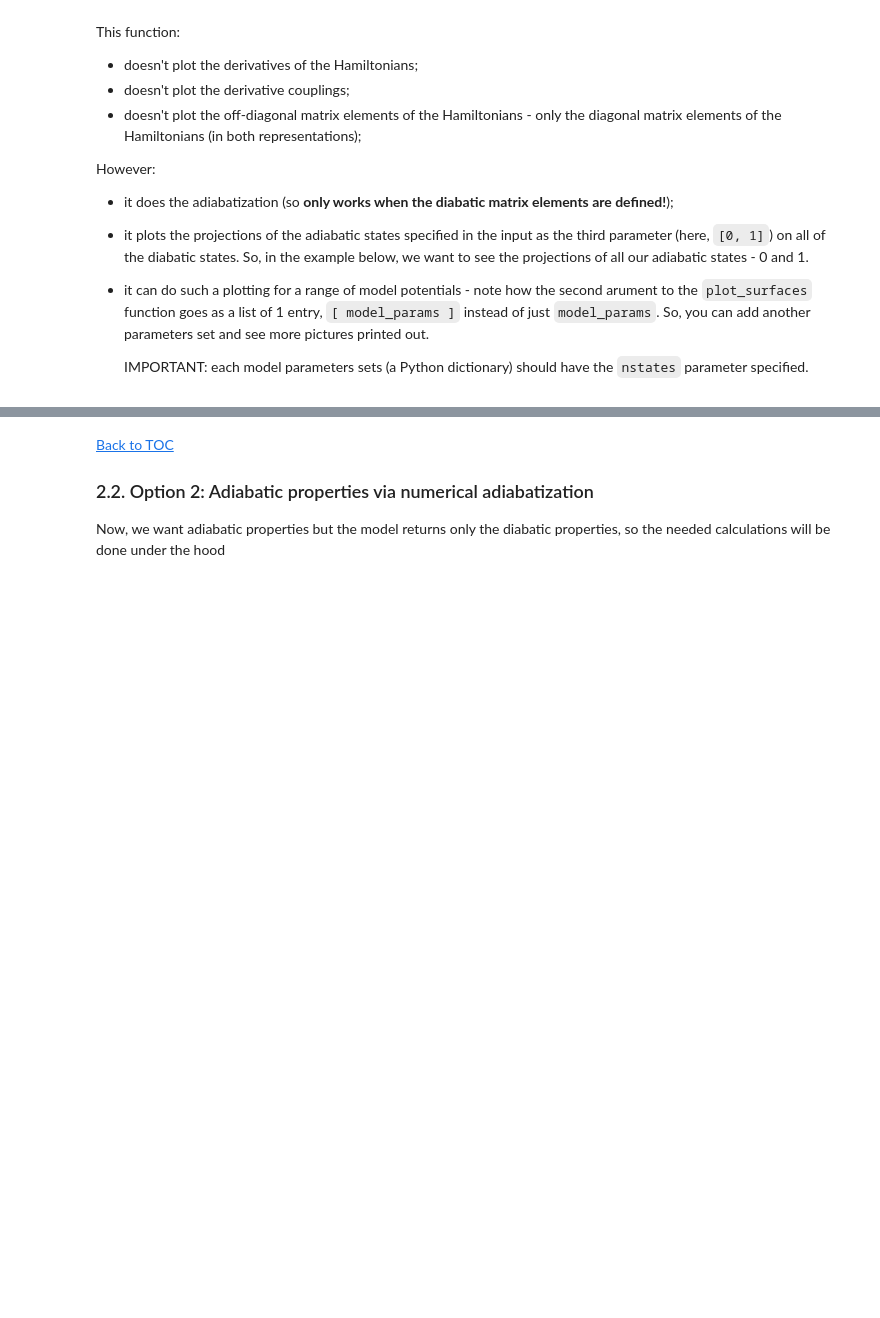
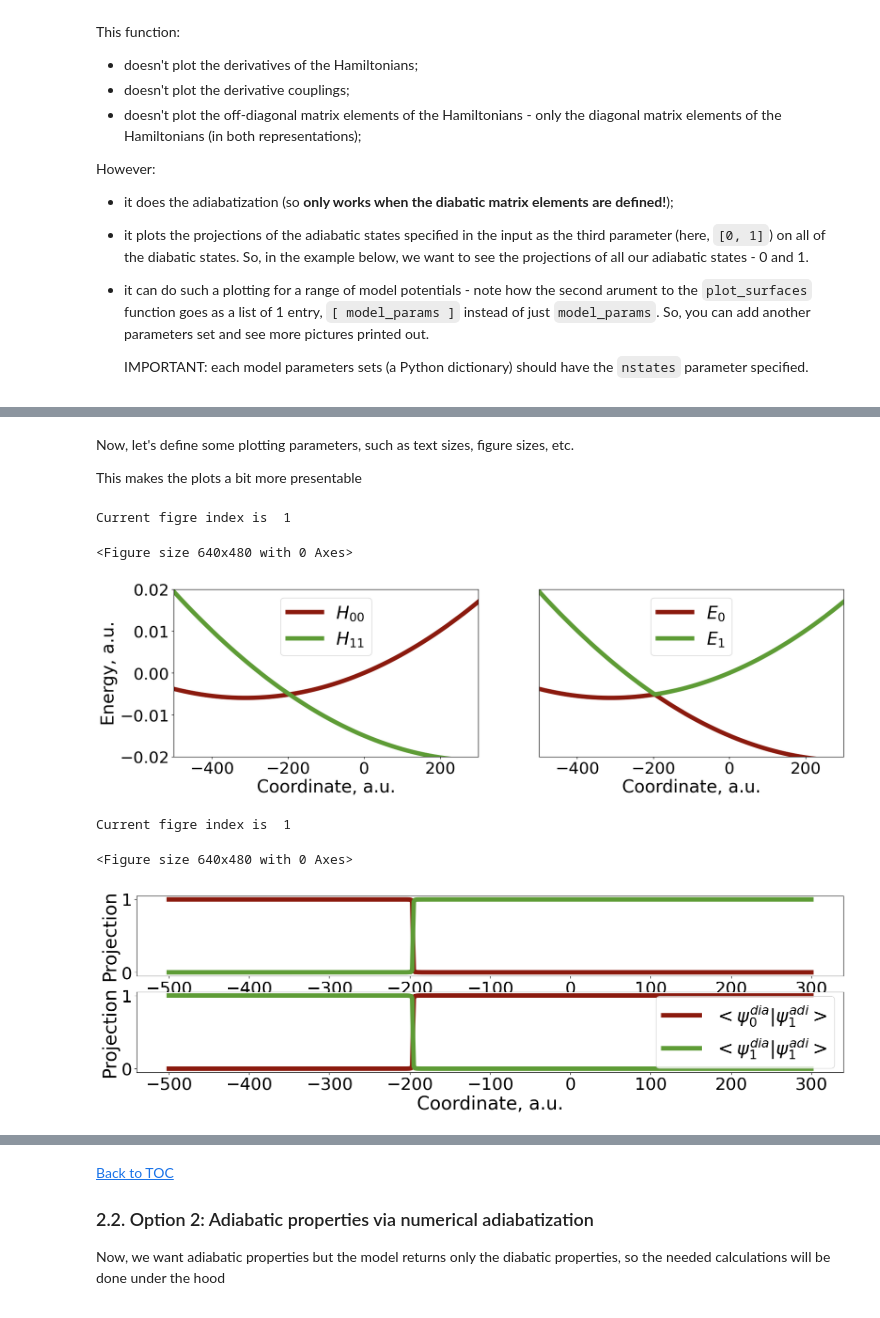
Before and after one commit to compchem-cybertraining/Tutorials_Libra, a Jupyter notebook: 8_model_hamiltonians/1_pes_plotting/tutorial.ipynb, the cells around one changed output, grey strips where cells are left out. Drawn from its saved outputs; the diff is of its cells as text; code cells hidden in the pictures; blank space fills up the shorter version.

```diff
--- a/8_model_hamiltonians/1_pes_plotting/tutorial.ipynb
+++ b/8_model_hamiltonians/1_pes_plotting/tutorial.ipynb
@@ -519,0 +540,17 @@ dynamics_plotting.plot_surfaces(compute_model, [ model_params ], [0,1], -500, 30
+# %% [markdown]
+Now, let's define some plotting parameters, such as text sizes, figure sizes, etc.
+
+This makes the plots a bit more presentable
+# %%
+model_params = { "nstates":2, "model":1}
+plot_params = {"figsize":[20, 5], "titlesize":24, "labelsize":28, "fontsize": 28, "xticksize":26, "yticksize":26,
+               "margin_left": 0.2, "margin_right":0.95, "margin_bottom":0.13, "margin_top":0.88, "linewidth":7,
+               "colors": colors, "clrs_index": clrs_index, "ylim":[-0.02, 0.02], "xlim":[-500.0, 300.0]     }
+dynamics_plotting.plot_surfaces(compute_model, [ model_params ], [0,1], -500, 300.0, 1.0, plot_params, 1, 0, [0.0])
+# %% [output]
+Current figre index is  1
+<Figure size 640x480 with 0 Axes>
+[figure, added]
+Current figre index is  1
+<Figure size 640x480 with 0 Axes>
+[figure, added]
```
Also changed, not shown: parts of 20 cells of this notebook, 1 other file.
